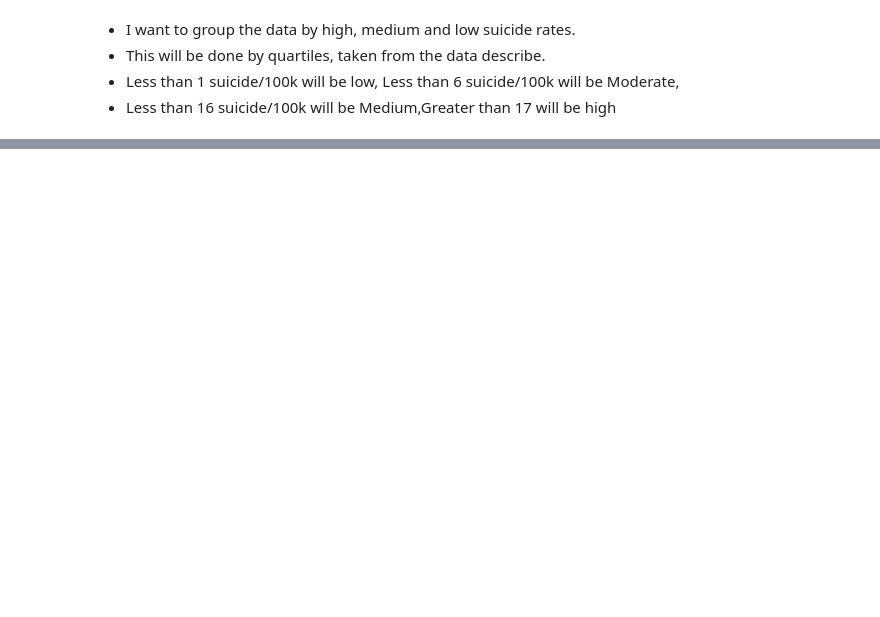
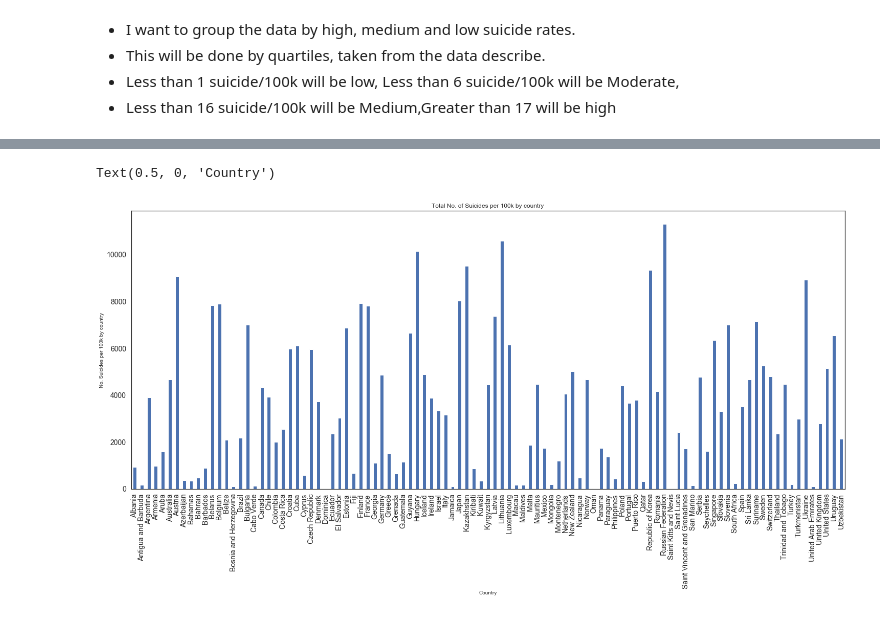
Before and after one commit to pocathain08/Fundamentals_of-Data_Analysis, a Jupyter notebook: FDA_Assessment_2019.ipynb, the cells around one changed output, grey strips where cells are left out. Saved outputs shown, nothing was run; the diff lists cells and outputs as text; code cells hidden in the pictures; blank space fills up the shorter version.

```diff
--- a/FDA_Assessment_2019.ipynb
+++ b/FDA_Assessment_2019.ipynb
@@ -140,0 +189,3 @@ df
+# %%
+suicides_country = df.groupby('country').sum()
+suicides_country['suicides_100k']
@@ -140,0 +206,9 @@ df
+# %%
+suicides_country['suicides_100k'].plot(kind = 'bar', figsize=(25,10), fontsize=14)
+plt.title('Total No. of Suicides per 100k by country', fontsize = 12)
+#plt.axhline(y= 12.81609, color='black', linestyle='--')
+plt.ylabel('No. Suicides per 100k by country', fontsize = 10)
+plt.xlabel('Country', fontsize = 10)
+# %% [output]
+Text(0.5, 0, 'Country')
+[figure, added]
```
Also changed, not shown: parts of 36 cells of this notebook.
